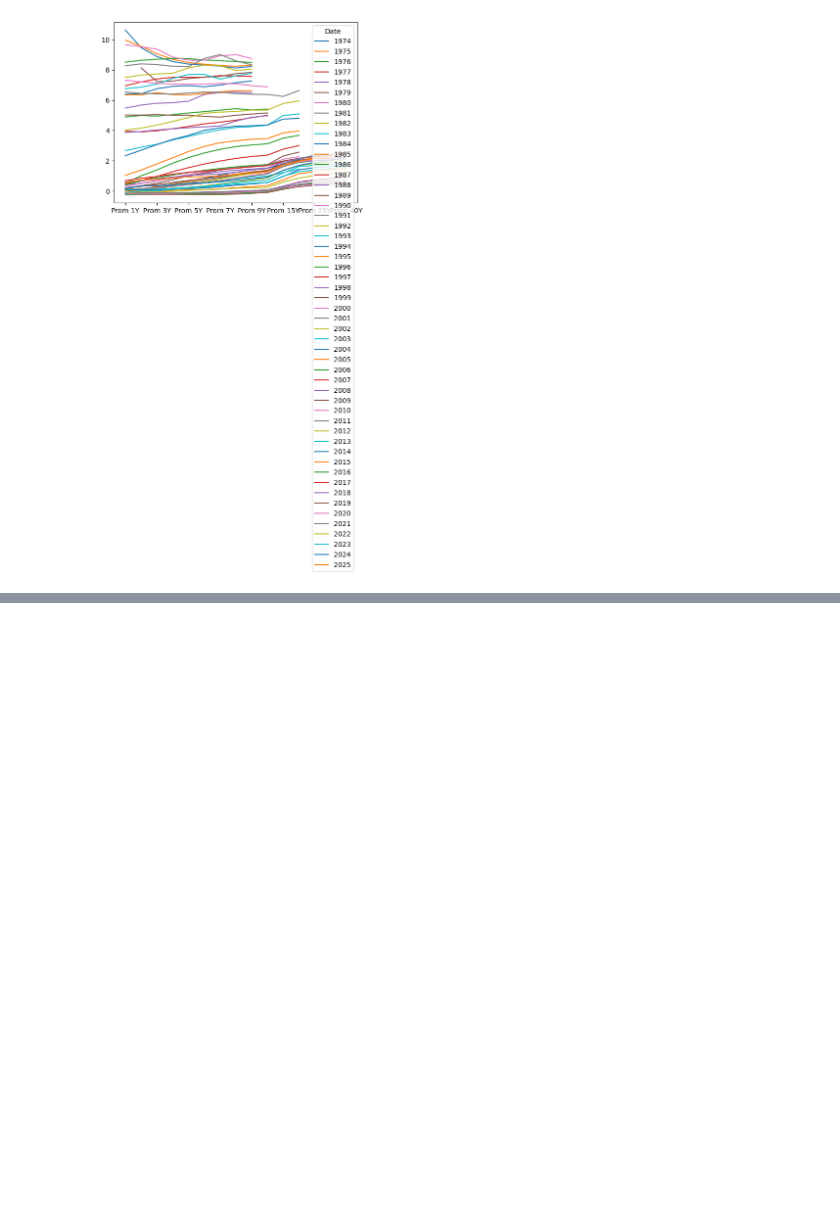
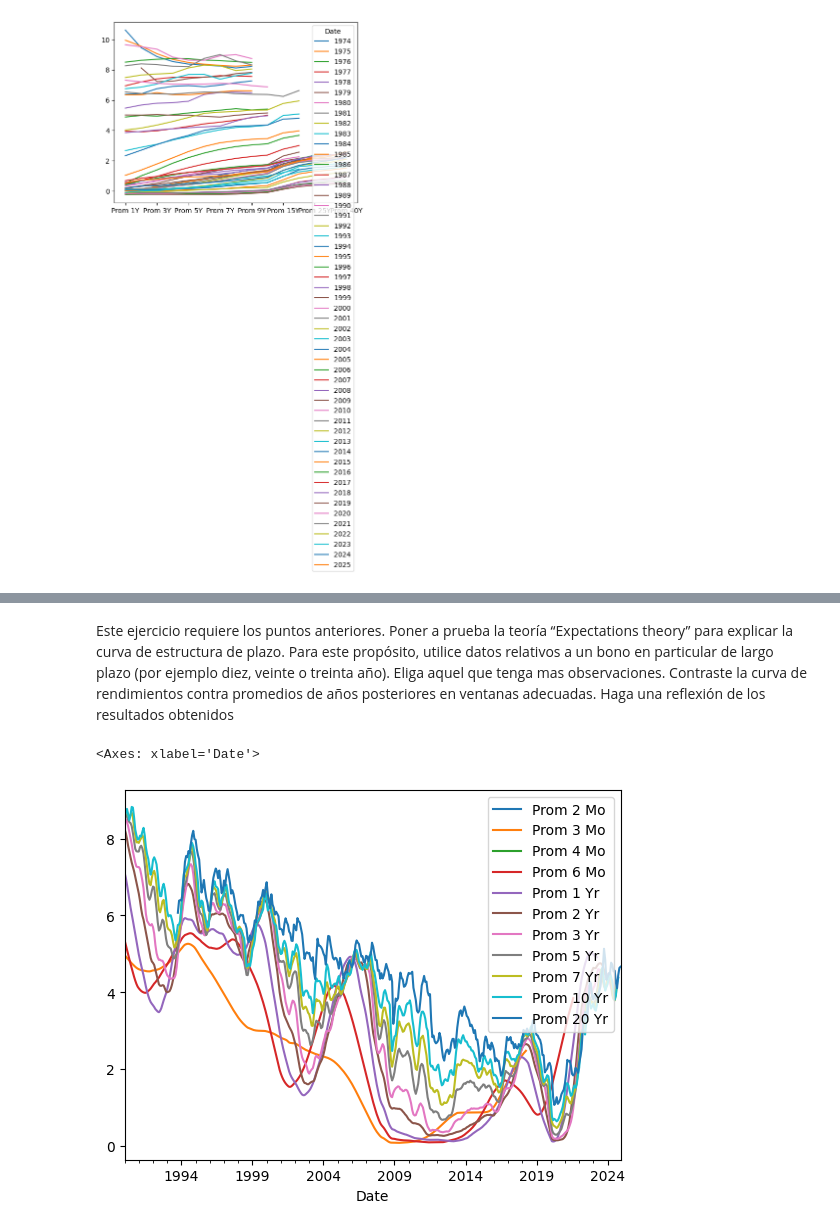
Before and after one commit to aim-tello/finanzas-tiempo-discreto-tarea-1, a Jupyter notebook: tarea1.ipynb, the cells around one changed output, grey strips where cells are left out. Drawn from its saved outputs; the diff is of its cells as text; code cells hidden in the pictures; blank space fills up the shorter version.

```diff
--- a/tarea1.ipynb
+++ b/tarea1.ipynb
@@ -145,0 +219,27 @@ prom_tasas_anual_jp.transpose().plot()
+# %% [markdown]
+Este ejercicio requiere los puntos anteriores. Poner a prueba la teoría “Expectations theory” para explicar la curva de estructura de plazo. Para este propósito, utilice datos relativos a un bono en particular de largo plazo (por ejemplo diez, veinte o treinta año). Eliga aquel que tenga mas observaciones. Contraste la curva de rendimientos contra promedios de años posteriores en ventanas adecuadas. Haga una reflexión de los resultados obtenidos
+# %%
+#Declarlando las nuevas etiquetas para las columnas del promedio
+etiquetas_proms_us = {'1 Mo':'Prom 1 Mo','2 Mo':'Prom 2 Mo','3 Mo':'Prom 3 Mo','4 Mo':'Prom 4 Mo','6 Mo':'Prom 6 Mo','1 Yr':'Prom 1 Yr','2 Yr':'Prom 2 Yr','3 Yr':'Prom 3 Yr','5 Yr':'Prom 5 Yr','7 Yr':'Prom 7 Yr','10 Yr':'Prom 10 Yr','20 Yr':'Prom 20 Yr','30 Yr':'Prom 30 Yr'}
+#Calculando los promedios por año
+
+info_tasas_rend_us['Date'] = pd.to_datetime(info_tasas_rend_us['Date'])
+info_tasas_rend_us.set_index('Date',inplace=True)
+prom_tasas_mensual_us = info_tasas_rend_us.groupby(pd.Grouper(freq='ME')).agg({'1 Mo':'mean','2 Mo':'mean','3 Mo':'mean','4 Mo':'mean','6 Mo':'mean','1 Yr':'mean','2 Yr':'mean','3 Yr':'mean','5 Yr':'mean','7 Yr':'mean','10 Yr':'mean','20 Yr':'mean','30 Yr':'mean'}).reset_index().rename(columns=etiquetas_proms_us)
+prom_tasas_mensual_us['Prom 1 Mo']=prom_tasas_mensual_us['Prom 1 Mo'].shift(-1).rolling(240, 240).mean().shift(-239)
+prom_tasas_mensual_us['Prom 2 Mo']=prom_tasas_mensual_us['Prom 2 Mo'].shift(-1).rolling(120, 120).mean().shift(-119)
+prom_tasas_mensual_us['Prom 3 Mo']=prom_tasas_mensual_us['Prom 3 Mo'].shift(-1).rolling(80, 80).mean().shift(-79)
+prom_tasas_mensual_us['Prom 4 Mo']=prom_tasas_mensual_us['Prom 4 Mo'].shift(-1).rolling(60, 60).mean().shift(-59)
+prom_tasas_mensual_us['Prom 6 Mo']=prom_tasas_mensual_us['Prom 6 Mo'].shift(-1).rolling(40, 40).mean().shift(-39)
+prom_tasas_mensual_us['Prom 1 Yr']=prom_tasas_mensual_us['Prom 1 Yr'].shift(-1).rolling(20, 20).mean().shift(-19)
+prom_tasas_mensual_us['Prom 2 Yr']=prom_tasas_mensual_us['Prom 2 Yr'].shift(-1).rolling(10, 10).mean().shift(-9)
+prom_tasas_mensual_us['Prom 3 Yr']=prom_tasas_mensual_us['Prom 3 Yr'].shift(-1).rolling(6, 6).mean().shift(-5)
+prom_tasas_mensual_us['Prom 5 Yr']=prom_tasas_mensual_us['Prom 5 Yr'].shift(-1).rolling(4, 4).mean().shift(-3)
+prom_tasas_mensual_us['Prom 7 Yr']=prom_tasas_mensual_us['Prom 7 Yr'].shift(-1).rolling(3, 3).mean().shift(-2)
+prom_tasas_mensual_us['Prom 10 Yr']=prom_tasas_mensual_us['Prom 10 Yr'].shift(-1).rolling(2, 2).mean().shift(-1)
+prom_tasas_mensual_us.drop(columns=['Prom 30 Yr','Prom 1 Mo'],inplace=True)
+#Graficando los promedios
+prom_tasas_mensual_us.plot(x='Date')
+# %% [output]
+<Axes: xlabel='Date'>
+[figure, added]
```
Also changed, not shown: parts of 4 cells of this notebook, 8 other files.
